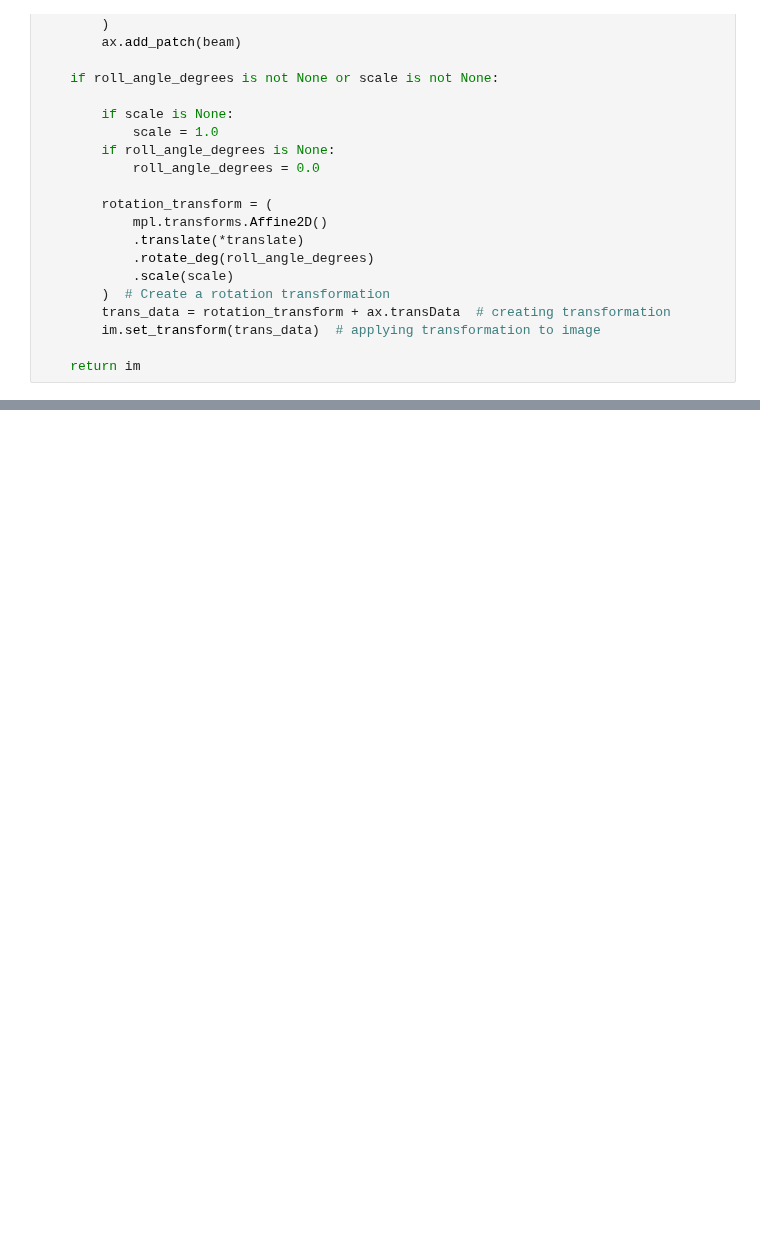
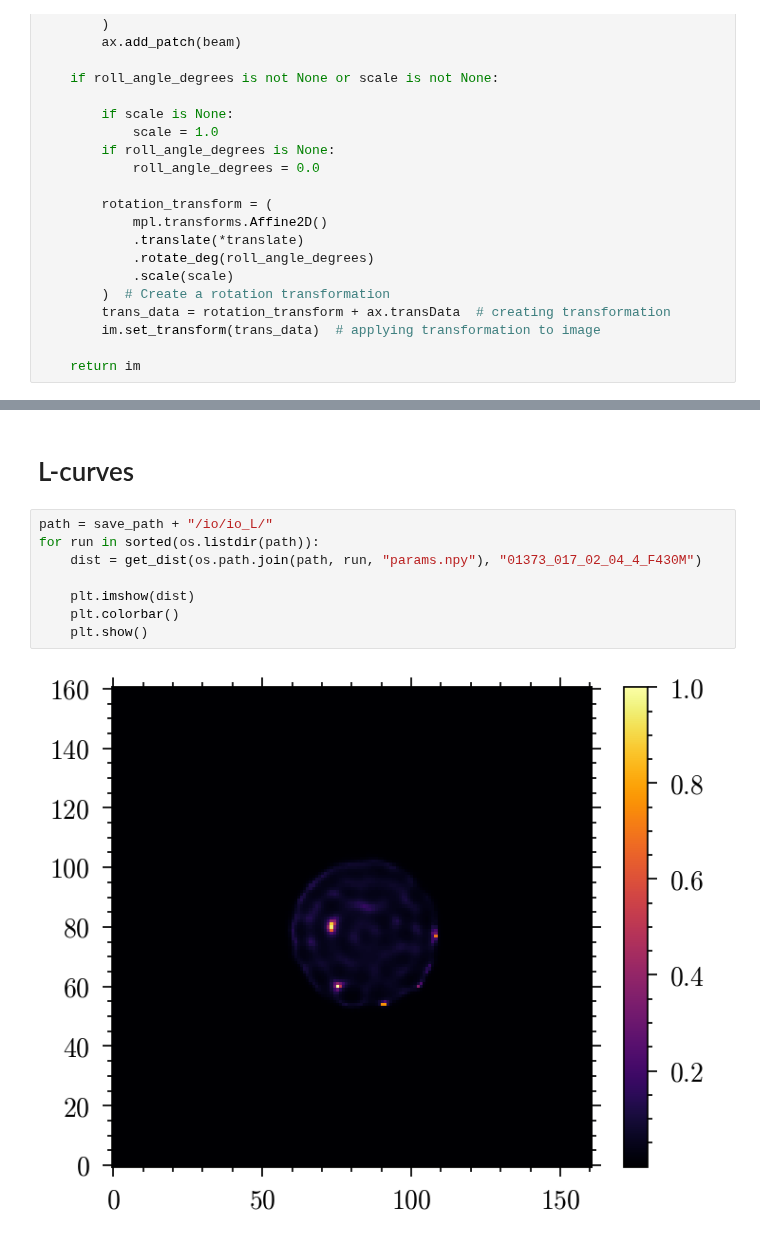
Before and after one commit to maxecharles/dorito_notebooks, a Jupyter notebook: paper_figs.ipynb, the cells around one changed output, grey strips where cells are left out. Drawn from its saved outputs; the diff is of its cells as text; blank space fills up the shorter version.

```diff
--- a/paper_figs.ipynb
+++ b/paper_figs.ipynb
@@ -469,0 +471,12 @@ plt.show()
+# %% [markdown]
+# L-curves
+# %%
+path = save_path + "/io/io_L/"
+for run in sorted(os.listdir(path)):
+    dist = get_dist(os.path.join(path, run, "params.npy"), "01373_017_02_04_4_F430M")
+
+    plt.imshow(dist)
+    plt.colorbar()
+    plt.show()
+# %% [output]
+[figure, added]
```
Also changed, not shown: parts of 6 cells of this notebook.
